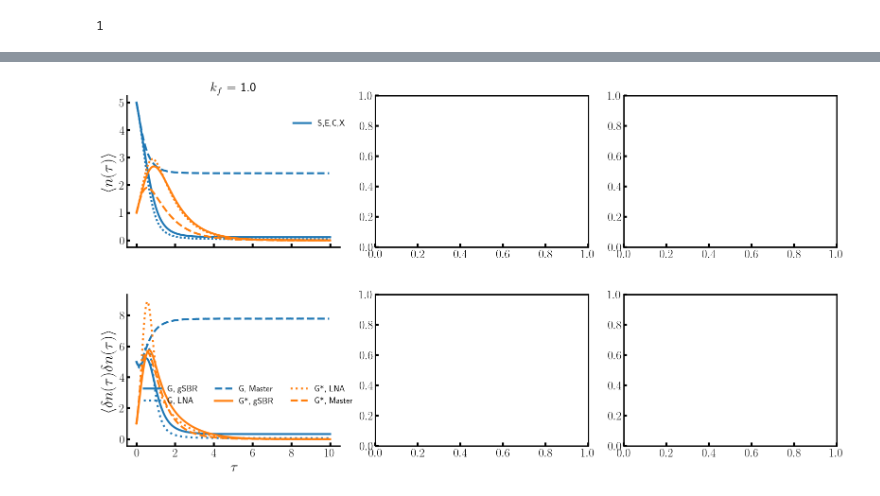
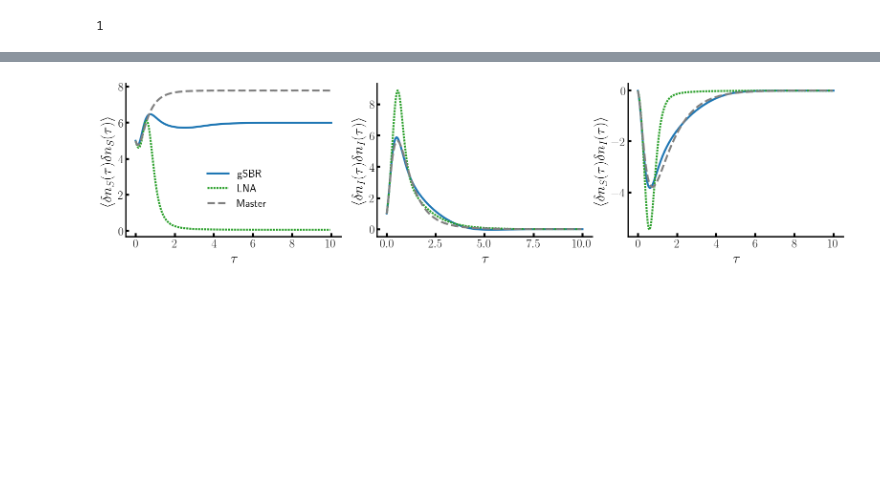
Before and after one commit to btemoshir/Achedmy.jl, a Jupyter notebook: examples/SIR_infection_dynamics.ipynb, the cells around one changed output, grey strips where cells are left out. Drawn from its saved outputs; the diff is of its cells as text; code cells hidden in the pictures; blank space fills up the shorter version.

```diff
--- a/examples/SIR_infection_dynamics.ipynb
+++ b/examples/SIR_infection_dynamics.ipynb
@@ -1211,99 +555,63 @@ end
 # %%
-plot_params3 = (Dict(
-    "font.size" => 20,
+plot_params_var = Dict(
+    "font.size" => 70,
     "font.family" => "sans-serif",
     "text.usetex" => true,
     "font.weight" => 900,
     "axes.linewidth" => 2,
     "xtick.major.width" => 3,
     "xtick.major.size" => 5,
     "xtick.minor.width" => 2,
     "xtick.minor.size" => 3,
     "ytick.major.width" => 3,
     "ytick.major.size" => 5,
     "ytick.minor.width" => 2,
     "ytick.minor.size" => 3,
     "axes.labelsize" => 18,
     "xtick.labelsize" => 18,
-    "ytick.labelsize" => 18,
-    "font.size" => 20,
-))
+    "ytick.labelsize" => 18
+)
 
 rcParams = PyDict(matplotlib["rcParams"])
-merge!(rcParams, plot_params3)
+merge!(rcParams, plot_params_var)
 
-fig1 = plt.figure(figsize=(15, 8))
+fig1 = figure(figsize=(15,8))
 
-ax_3 = fig1.add_axes([0., 0, 0.3, 0.4])
-ax_4 = fig1.add_axes([0.35, 0, 0.3, 0.4])
+ax_1 = fig1.add_axes([0.,0.525, 0.3, 0.4])
+ax_2 = fig1.add_axes([0.35,0.525, 0.3, 0.4])
+ax_5 = fig1.add_axes([0.7,0.525, 0.3, 0.4])
 
-ax_1 = fig1.add_axes([0., 0.525, 0.3, 0.4])
-ax_2 = fig1.add_axes([0.35, 0.525, 0.3, 0.4])
-
-ax_5 = fig1.add_axes([0.7, 0.525, 0.3, 0.4])
-
-ax_6 = fig1.add_axes([0.7, 0., 0.3, 0.4])
-
-axes = [ax_1, ax_2, ax_5, ax_3, ax_4, ax_6]
-#sat = [0, 3, 6] .+ 1
-#sat = [3, 6, 9] .+ 1
-sat = 1
+axes = [ax_1, ax_2, ax_5]
 skip = 1
 cOL = plt.rcParams["axes.prop_cycle"].by_key()["color"]
 
-for i in 1:length(sat)
-    for j in 1:num_species
-        #axes[i].plot(QUAD2SBR[sat[i]].timeGrid[1:skip:end], QUAD2SBR[sat[i]].y[j, 1:skip:end]', linestyle="-", c=cOL[j], alpha=1., linewidth=3)
-        axes[i].plot(SOL[sat[i]].t, VAR[sat[i]].μ[j, :], linestyle="-", c=cOL[j], alpha=1., linewidth=3)
+# Plot SS variance
+axes[1].plot(SOL[1].t[1:skip:end], diag(VAR[1].N[1,1,:,:][1:skip:end, 1:skip:end]), linestyle="-", c=cOL[1], alpha=1., linewidth=3)
+axes[1].plot(EMRE[1].timeGrid[1:skip:end], EMRE[1].lna_var[1,1,1:skip:end], linestyle=(0, (1, 0.5)), c=cOL[3], alpha=1., linewidth=3)
+axes[1].plot(Master[1].timeGrid[1:skip:end], Master[1].variance[1,1:skip:end], "--", c="gray", alpha=1., linewidth=3)
 
-        #axes[i].plot(MAK[sat[i]].timeGrid[1:skip:end], MAK[sat[i]].y[j, 1:skip:end]', linestyle=(0, (1, 1)), c=cOL[j], alpha=1., linewidth=3)
+# Plot II variance
+axes[2].plot(SOL[1].t[1:skip:end], diag(VAR[1].N[2,2,:,:][1:skip:end, 1:skip:end]), linestyle="-", c=cOL[1], alpha=1., linewidth=3)
+axes[2].plot(EMRE[1].timeGrid[1:skip:end], EMRE[1].lna_var[2,2,1:skip:end], linestyle=(0, (1, 0.5)), c=cOL[3], alpha=1., linewidth=3)
+axes[2].plot(Master[1].timeGrid[1:skip:end], Master[1].variance[2,1:skip:end], "--", c="gray", alpha=1., linewidth=3)
 
-        axes[i].plot(SOL_mak[sat[i]].t, VAR_mak[sat[i]].μ[j, :], linestyle=(0, (1, 1)), c=cOL[j], alpha=1., linewidth=3)
+# Plot SI covariance
+axes[3].plot(SOL[1].t[1:skip:end], diag(VAR[1].N[1,2,:,:][1:skip:end, 1:skip:end]), linestyle="-", c=cOL[1], alpha=1., linewidth=3)
+axes[3].plot(EMRE[1].timeGrid[1:skip:end], EMRE[1].lna_var[1,2,1:skip:end], linestyle=(0, (1, 0.5)), c=cOL[3], alpha=1., linewidth=3)
+axes[3].plot(Master[1].timeGrid[1:skip:end], Master[1].crossC[1:skip:end], "--", c="gray", alpha=1., linewidth=3)
 
-        axes[i].plot(Master[sat[i]].timeGrid[1:skip:end], Master[sat[i]].y[j, 1:skip:end]', "--", c=cOL[j], alpha=1., linewidth=3)
-    end
-    axes[i].spines["right"].set_visible(false)
-    axes[i].spines["top"].set_visible(false)
-    axes[i].set_title("\$k_f\$ = " * string(round(alpha_range[sat[i]], digits=2)), fontsize=20)
-    #axes[i].set_yscale("log")
-    #axes[i].set_xscale("log")
-    #axes[i].set_ylim((0.002, 2.50))
-    axes[i].set(xticklabels=[])
-    if i != 1
-        axes[i].set(yticklabels=[])
-    end
+for j in 1:length(axes)
+    axes[j].spines["right"].set_visible(false)
+    axes[j].spines["top"].set_visible(false)
+    axes[j].set_xlabel(L"$\tau$", fontsize=22)
 end
-axes[1].set_ylabel(L"$ \langle n(\tau) \rangle $", fontsize=24)
 
-for i in 1:length(sat)
-    for j in 1:num_species
-        #axes[i + 3].plot(QUAD2SBR[sat[i]].timeGrid[1:skip:end], (QUAD2SBR[sat[i]].y[j, 1:skip:end] + diag(QUAD2SBR[sat[i]].corr[j, j, 1:skip:end, 1:skip:end]))', linestyle="-", c=cOL[j], alpha=1., linewidth=3)
+axes[1].set_ylabel(L"$\langle \delta n_S(\tau) \delta n_S(\tau) \rangle$", fontsize=22)
+axes[2].set_ylabel(L"$\langle \delta n_I(\tau) \delta n_I(\tau) \rangle$", fontsize=22)
+axes[3].set_ylabel(L"$\langle \delta n_S(\tau) \delta n_I(\tau) \rangle$", fontsize=22)
 
-        axes[i + 3].plot(SOL[sat[i]].t, diag(VAR[sat[i]].N[j, j, :, :]), linestyle="-", c=cOL[j], alpha=1., linewidth=3)
-
-        #axes[i + 3].plot(SOL[sat[i]].t, (VAR[sat[i]].μ[j,:]), linestyle="-", c=cOL[j], alpha=1., linewidth=3)
-        axes[i + 3].plot(EMRE[sat[i]].timeGrid[1:skip:end], EMRE[sat[i]].lna_var[j, j, 1:skip:end]', linestyle="dotted", c=cOL[j], alpha=1., linewidth=3)
-        axes[i + 3].plot(Master[sat[i]].timeGrid[1:skip:end], Master[sat[i]].variance[j, 1:skip:end]', "--", c=cOL[j], alpha=1., linewidth=3)
-    end
-    axes[i + 3].spines["right"].set_visible(false)
-    axes[i + 3].spines["top"].set_visible(false)
-    axes[i + 3].set_xlabel(L"$ \tau $", fontsize=22)
-    #axes[i + 3].set_yscale("log")
-    #axes[i + 3].set_xscale("log")
-    #axes[i + 3].set_ylim((0.002, 5.))
-    if i != 1
-        axes[i + 3].set(yticklabels=[])
-    end
-end
-axes[4].set_ylabel(L"$\langle \delta n(\tau)\delta n(\tau) \rangle $", fontsize=24)
-
-axes[1].legend(["S,E,C,X"], bbox_to_anchor=(1.06, 0.89), loc=1, frameon=false, fontsize=13, ncol=3)
-#axes[1].legend(["G, gSBR", "G, MAK", "G, Master", "G*, gSBR", "G*, MAK", "G*, Master", "P, gSBR", "P, MAK", "P, Master"], bbox_to_anchor=(1.06, 0.89), loc=1, frameon=false, fontsize=13, ncol=3)
-axes[4].legend(["G, gSBR","G, LNA","G, Master","G*, gSBR","G*, LNA","G*, Master","P, gSBR","P, LNA","P, Master"],bbox_to_anchor=(1.1, 0.45), loc=1, frameon=false, fontsize=13,ncol=3)
+ax_1.legend(["gSBR", "LNA", "Master"], bbox_to_anchor=(0.7, 0.5), loc=1, frameon=false, fontsize=16, ncol=1)
 
 gcf()
-
-#plt.savefig("../plots/gene/gene_means_variance.png", bbox_inches="tight")
-#plt.close()
 # %% [output]
-[figure, old version]
+[figure, new version]
```
Also changed, not shown: parts of 96 cells of this notebook, 17 other files.
